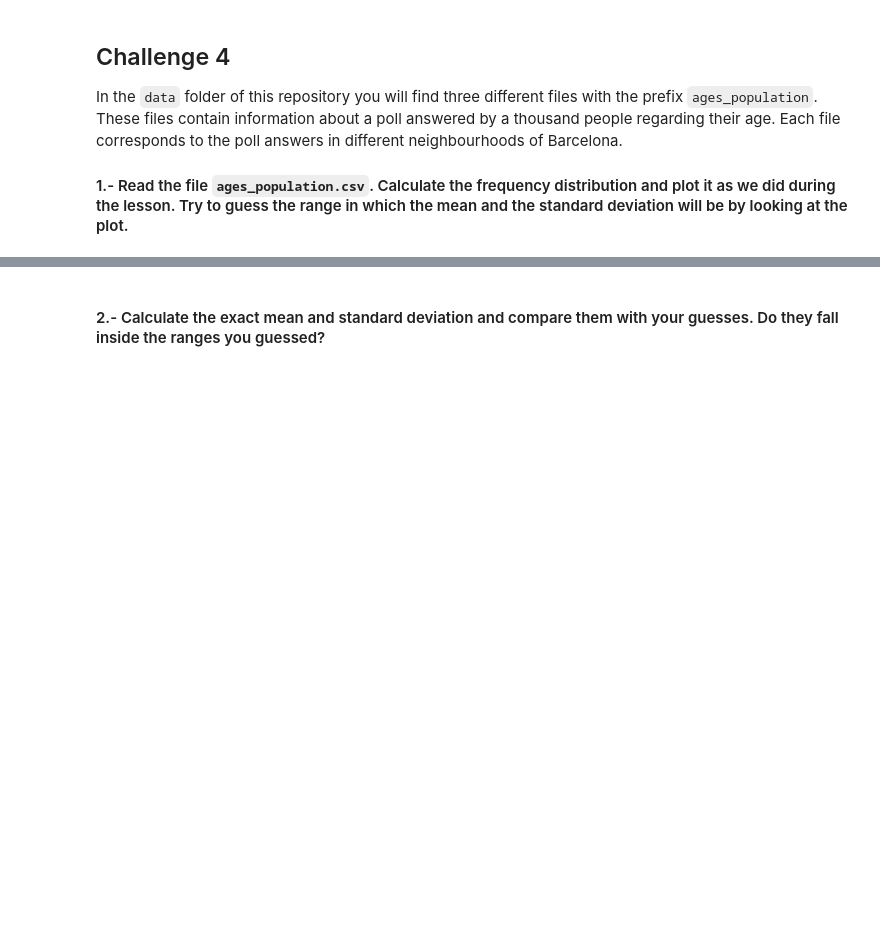
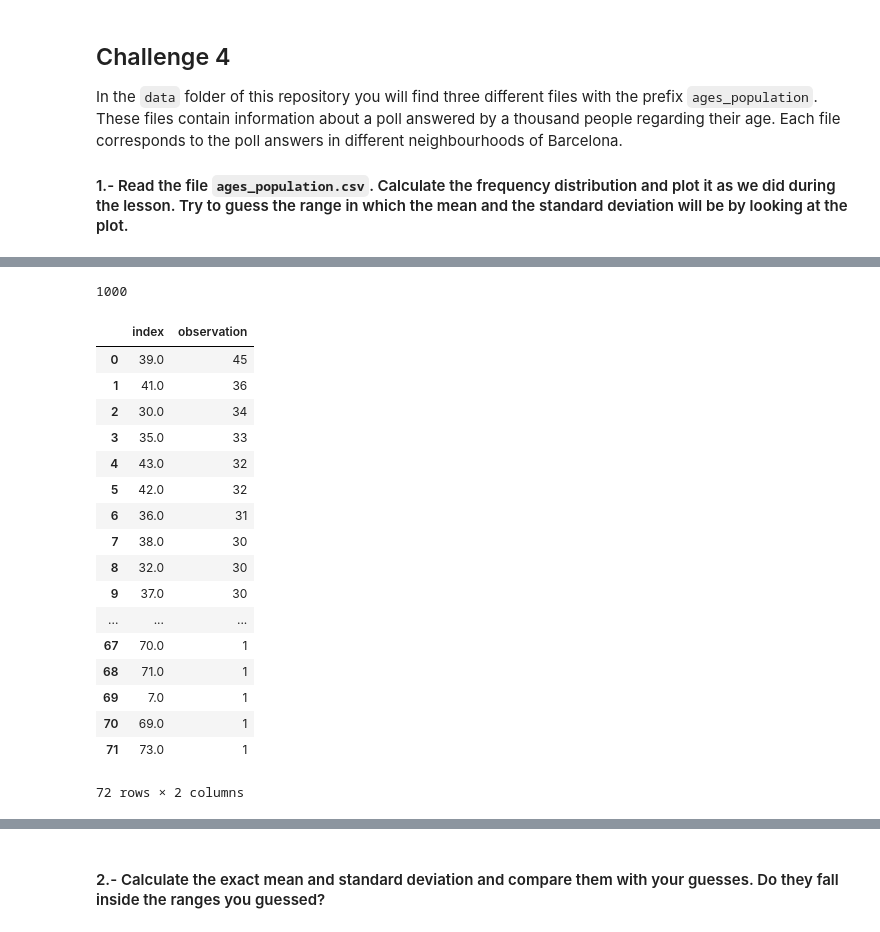
Before and after one commit to ta-data-bcn/descriptive-stats, a Jupyter notebook: your-code/main.ipynb, the cells around one changed output, grey strips where cells are left out. Saved outputs shown, nothing was run; the diff lists cells and outputs as text; code cells hidden in the pictures; blank space fills up the shorter version.

```diff
--- a/your-code/main.ipynb
+++ b/your-code/main.ipynb
@@ -305,0 +316,26 @@ In the `data` folder of this repository you will find three different files with
+# %%
+age.observation.count()
+# %% [output]
+1000
+# %%
+freq = age["observation"].value_counts().reset_index()
+freq
+# %% [output]
+|  | index | observation |
+| 0 | 39.0 | 45 |
+| 1 | 41.0 | 36 |
+| 2 | 30.0 | 34 |
+| 3 | 35.0 | 33 |
+| 4 | 43.0 | 32 |
+| 5 | 42.0 | 32 |
+| 6 | 36.0 | 31 |
+| 7 | 38.0 | 30 |
+| 8 | 32.0 | 30 |
+| 9 | 37.0 | 30 |
+| ... | ... | ... |
+| 67 | 70.0 | 1 |
+| 68 | 71.0 | 1 |
+| 69 | 7.0 | 1 |
+| 70 | 69.0 | 1 |
+| 71 | 73.0 | 1 |
+72 rows × 2 columns
```
Also changed, not shown: parts of 23 cells of this notebook.
